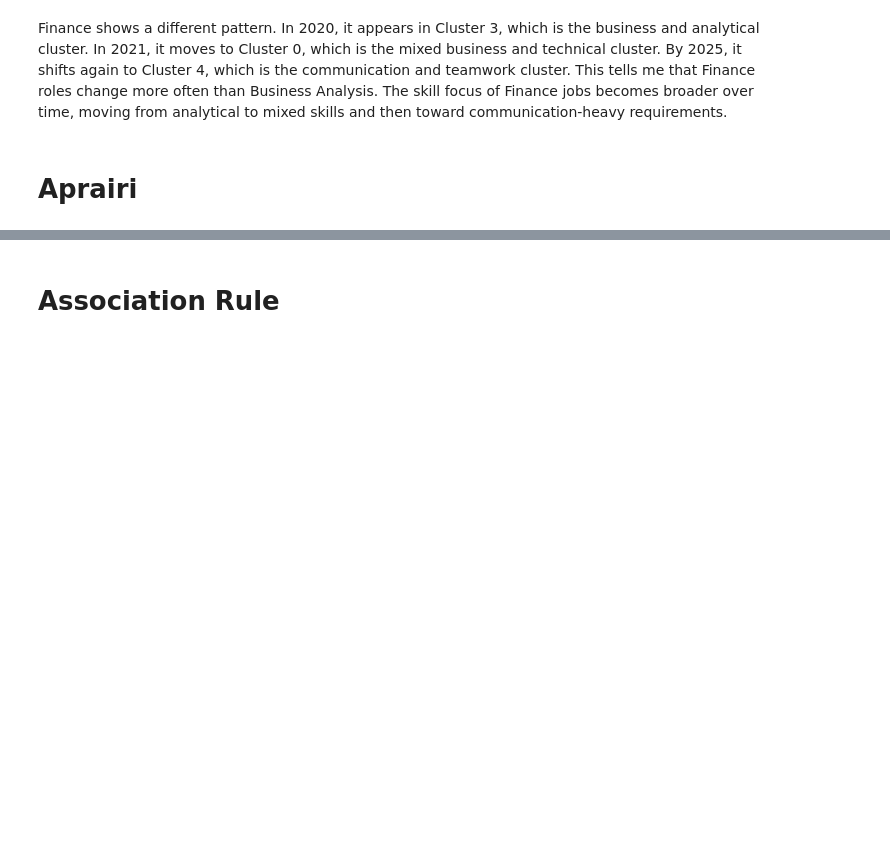
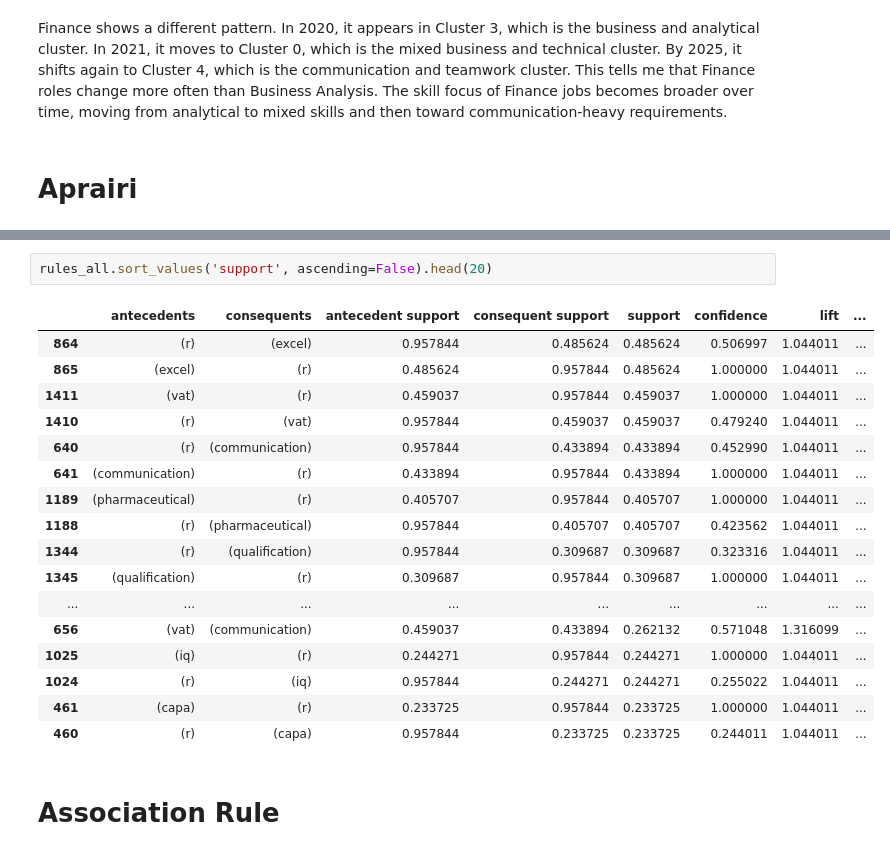
Before and after one commit to crystalclcm/Dissertation-Crystal-Matticks, a Jupyter notebook: 02_job_ads_cleaning.ipynb, the cells around one changed output, grey strips where cells are left out. Drawn from its saved outputs; the diff is of its cells as text; blank space fills up the shorter version.

```diff
--- a/02_job_ads_cleaning.ipynb
+++ b/02_job_ads_cleaning.ipynb
@@ -1620,3 +1781,23 @@ Finance shows a different pattern. In 2020, it appears in Cluster 3, which is th
+# %%
+rules_all.sort_values('support', ascending=False).head(20)
+# %% [output]
+|  | antecedents | consequents | antecedent support | consequent support | support | confidence | lift | ... |
+| 864 | (r) | (excel) | 0.957844 | 0.485624 | 0.485624 | 0.506997 | 1.044011 | ... |
+| 865 | (excel) | (r) | 0.485624 | 0.957844 | 0.485624 | 1.000000 | 1.044011 | ... |
+| 1411 | (vat) | (r) | 0.459037 | 0.957844 | 0.459037 | 1.000000 | 1.044011 | ... |
+| 1410 | (r) | (vat) | 0.957844 | 0.459037 | 0.459037 | 0.479240 | 1.044011 | ... |
+| 640 | (r) | (communication) | 0.957844 | 0.433894 | 0.433894 | 0.452990 | 1.044011 | ... |
+| 641 | (communication) | (r) | 0.433894 | 0.957844 | 0.433894 | 1.000000 | 1.044011 | ... |
+| 1189 | (pharmaceutical) | (r) | 0.405707 | 0.957844 | 0.405707 | 1.000000 | 1.044011 | ... |
+| 1188 | (r) | (pharmaceutical) | 0.957844 | 0.405707 | 0.405707 | 0.423562 | 1.044011 | ... |
+| 1344 | (r) | (qualification) | 0.957844 | 0.309687 | 0.309687 | 0.323316 | 1.044011 | ... |
+| 1345 | (qualification) | (r) | 0.309687 | 0.957844 | 0.309687 | 1.000000 | 1.044011 | ... |
+| ... | ... | ... | ... | ... | ... | ... | ... | ... |
+| 656 | (vat) | (communication) | 0.459037 | 0.433894 | 0.262132 | 0.571048 | 1.316099 | ... |
+| 1025 | (iq) | (r) | 0.244271 | 0.957844 | 0.244271 | 1.000000 | 1.044011 | ... |
+| 1024 | (r) | (iq) | 0.957844 | 0.244271 | 0.244271 | 0.255022 | 1.044011 | ... |
+| 461 | (capa) | (r) | 0.233725 | 0.957844 | 0.233725 | 1.000000 | 1.044011 | ... |
+| 460 | (r) | (capa) | 0.957844 | 0.233725 | 0.233725 | 0.244011 | 1.044011 | ... |
 # %% [markdown]
 # Association Rule
 # %%
```
Also changed, not shown: parts of 15 cells of this notebook.
